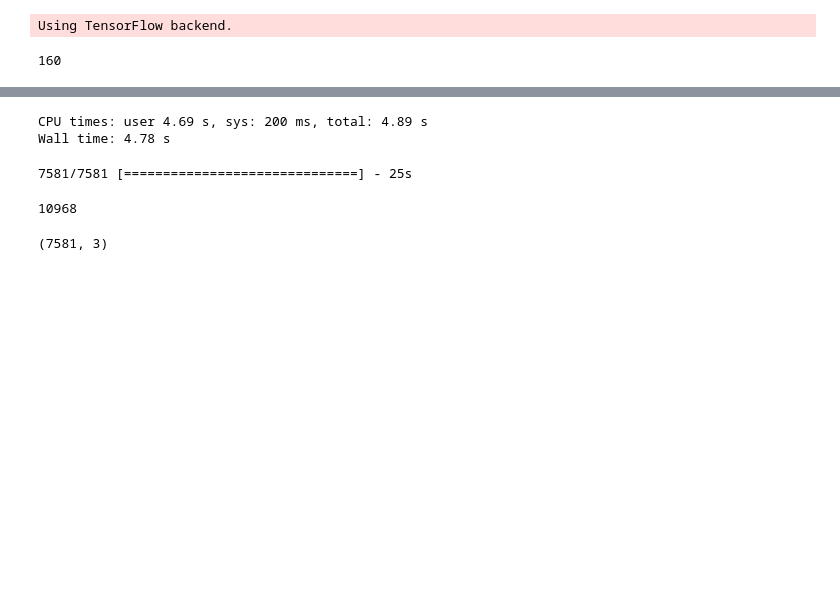
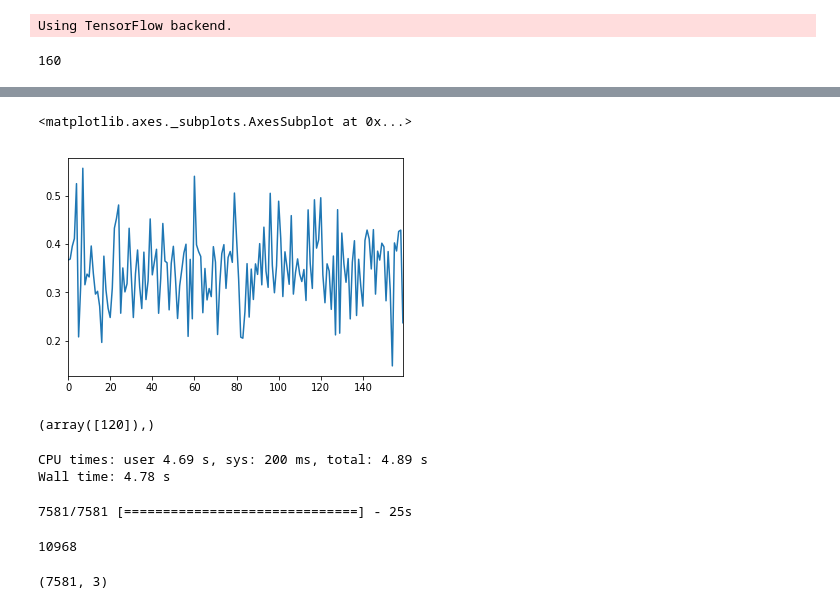
Before and after one commit to avsolatorio/data-science-challenge-growing-instability-05-13-2017, a Jupyter notebook: src/LSTM + Word2vec + Fasttext.ipynb, the cells around one changed output, grey strips where cells are left out. Cells and saved outputs as stored; diff of their text form; code cells hidden in the pictures; blank space fills up the shorter version.

```diff
--- a/src/LSTM + Word2vec + Fasttext.ipynb
+++ b/src/LSTM + Word2vec + Fasttext.ipynb
@@ -264,3 +229,12 @@ for i in train_probs:
+# %%
+pd.Series(g[1][2]).plot()
+# %% [output]
+<matplotlib.axes._subplots.AxesSubplot at 0x...>
+[figure, added]
+# %%
+np.where(y_train[2] == 1)
+# %% [output]
+(array([120]),)
 # %%
 def get_classes(pred, scale_param=0.75, min_thresh=0.05):
     mx = pred.mean() + 3 * pred.std()
```
Also changed, not shown: parts of 35 cells of this notebook, 2 other files.
